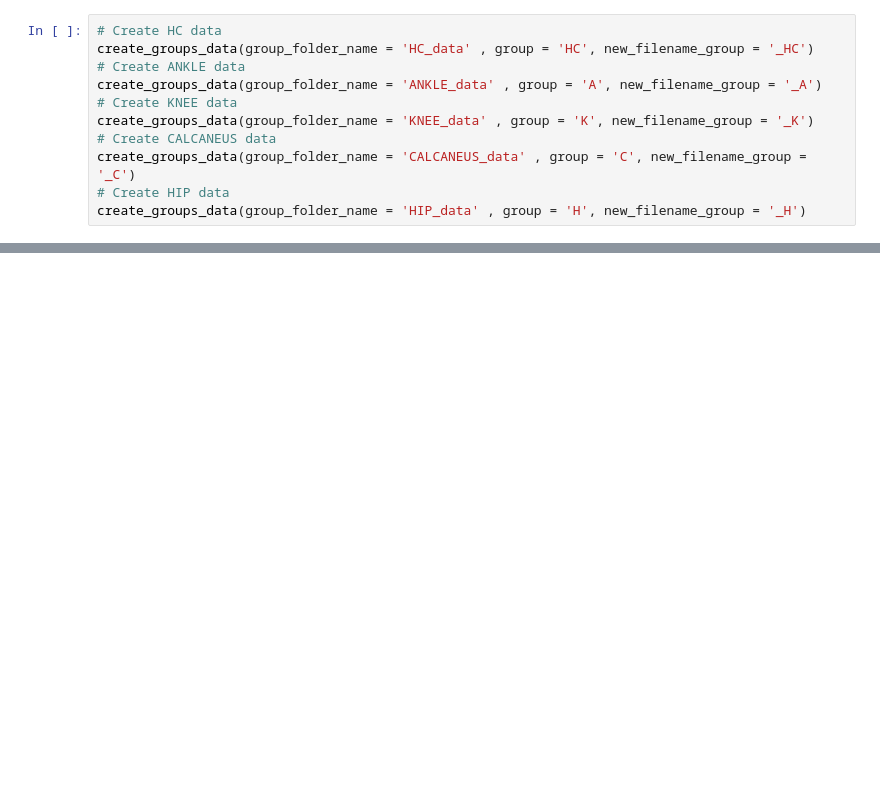
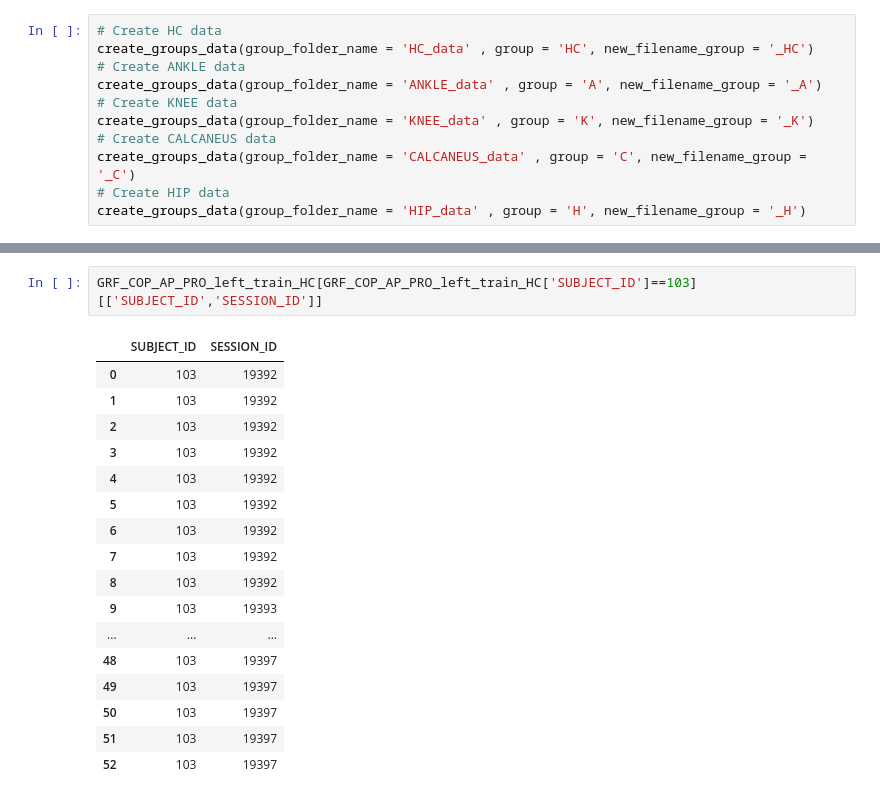
Before and after one commit to bernatsort/Therapy-Progress-Gait-Prediction, a Jupyter notebook: code.ipynb, the cells around one changed output, grey strips where cells are left out. Drawn from its saved outputs; the diff is of its cells as text; blank space fills up the shorter version.

```diff
--- a/code.ipynb
+++ b/code.ipynb
@@ -969,0 +997,20 @@ create_groups_data(group_folder_name = 'HIP_data' , group = 'H', new_filename_gr
+# %%
+GRF_COP_AP_PRO_left_train_HC[GRF_COP_AP_PRO_left_train_HC['SUBJECT_ID']==103][['SUBJECT_ID','SESSION_ID']]
+# %% [output]
+|  | SUBJECT_ID | SESSION_ID |
+| 0 | 103 | 19392 |
+| 1 | 103 | 19392 |
+| 2 | 103 | 19392 |
+| 3 | 103 | 19392 |
+| 4 | 103 | 19392 |
+| 5 | 103 | 19392 |
+| 6 | 103 | 19392 |
+| 7 | 103 | 19392 |
+| 8 | 103 | 19392 |
+| 9 | 103 | 19393 |
+| ... | ... | ... |
+| 48 | 103 | 19397 |
+| 49 | 103 | 19397 |
+| 50 | 103 | 19397 |
+| 51 | 103 | 19397 |
+| 52 | 103 | 19397 |
```
Also changed, not shown: parts of 11 cells of this notebook.
